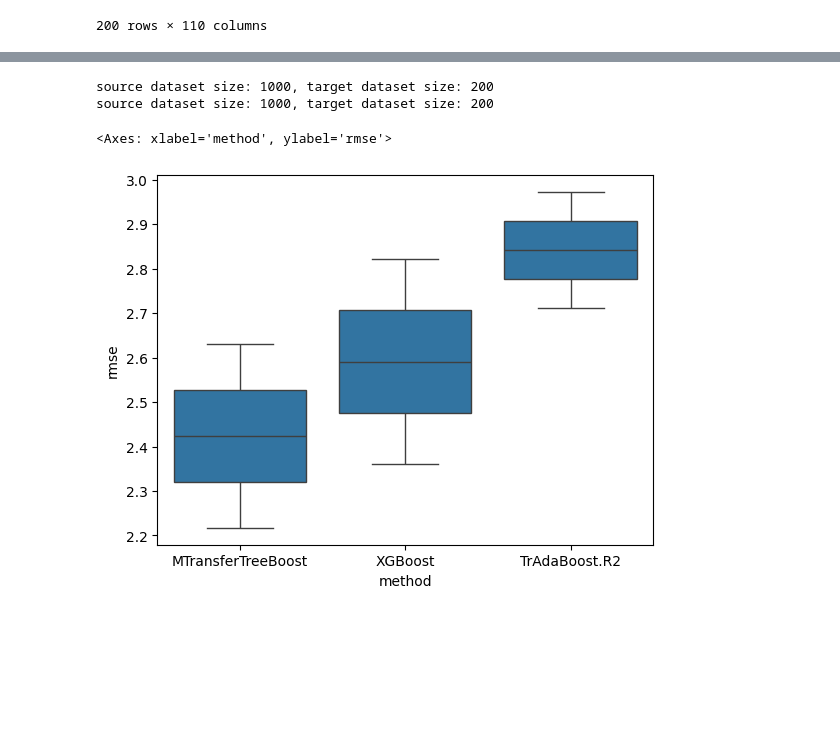
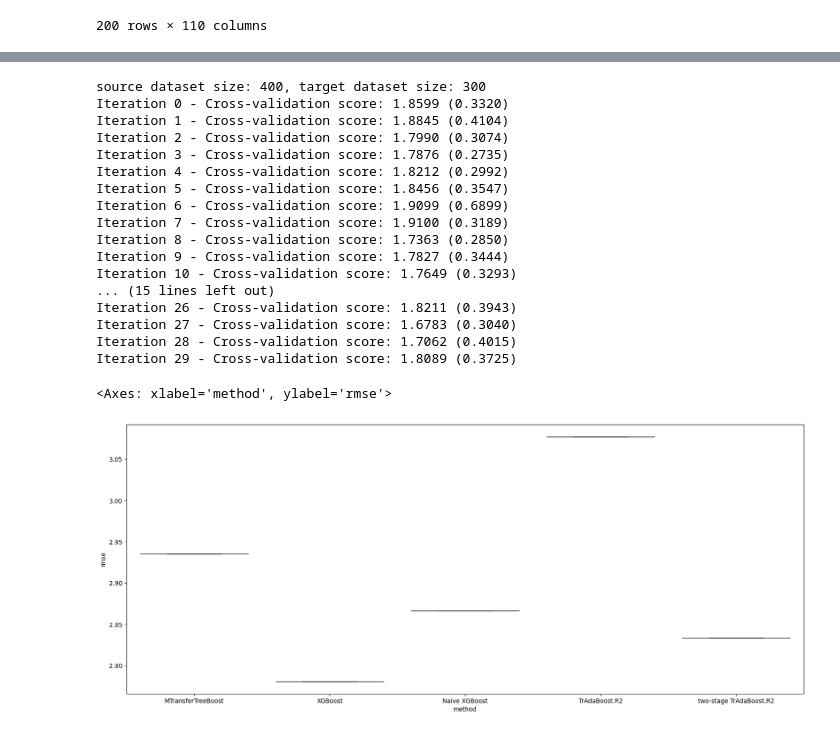
Before and after one commit to DageBjorne/transfertreeboost, a Jupyter notebook: forest-variable.ipynb, the cells around one changed output, grey strips where cells are left out. Drawn from its saved outputs; the diff is of its cells as text; code cells hidden in the pictures; blank space fills up the shorter version.

```diff
--- a/forest-variable.ipynb
+++ b/forest-variable.ipynb
@@ -184,9 +184,9 @@ KeyboardInterrupt:
 # %%
 df = pd.DataFrame(columns = ['seed', 'method', 'rmse'])
 
-for seed in range(89,91):
-    data_source = pd.read_csv('datasets/rs_sweden.csv', index_col = [0])[0:1000]
-    data_target = pd.read_csv('datasets/rs_lettland.csv', index_col = [0])[0:200]
+for seed in range(89,90):
+    data_source = pd.read_csv('datasets/rs_sweden.csv', index_col = [0])[0:400]
+    data_target = pd.read_csv('datasets/rs_lettland.csv', index_col = [0])[0:300]
     print(f'source dataset size: {len(data_source)}, target dataset size: {len(data_target)}')
 
     data_temp, data_test = train_test_split(data_target, test_size=0.1, random_state=seed)
@@ -215,7 +215,7 @@ for seed in range(89,91):
     df.loc[len(df)] = [seed, 'MTransferTreeBoost', rmse]
 
     params = {
-    'objective': 'reg:pseudohubererror',  # Regression with squared error
+    'objective': 'reg:squarederror',  # Regression with squared error
     'max_depth': 2,                   # Maximum depth of a tree
     'eta': 0.1,                       # Learning rate
     'eval_metric': 'rmse',           # RMSE as evaluation metric
@@ -230,6 +230,29 @@ for seed in range(89,91):
     mae = compute_mae(preds, y_target_test)
 
     df.loc[len(df)] = [seed, 'XGBoost', rmse]
+
+    #additional source/target dummy sets for naive xgboost
+    ones = np.ones((len(X_target_train), 1))
+    X_target_train_with_dummy = np.hstack((X_target_train.copy(), ones))
+    ones = np.ones((len(X_target_val), 1))
+    X_target_val_with_dummy = np.hstack((X_target_val.copy(), ones))
+    ones = np.ones((len(X_target_test), 1))
+    X_target_test_with_dummy= np.hstack((X_target_test.copy(), ones))
+
+    zeros = np.zeros((len(X_source_train), 1))
+    X_source_train_with_dummy = np.hstack((X_source_train.copy(), zeros))
+
+    X_comb = np.concatenate((X_target_train_with_dummy, X_source_train_with_dummy))
+    y_comb = np.concatenate((y_target_train, y_source_train))
+    bst = train_xgboost(X_comb, y_comb, X_target_val_with_dummy, y_target_val, boosting_rounds=300, params=params, early_stopping_rounds=5, show_curve=False)
+    preds = test_xgboost(X_target_test_with_dummy, bst)
+    val_preds = test_xgboost(X_target_val_with_dummy, bst)
+    val_rmse = compute_rmse(val_preds, y_target_val)
+    val_mae = compute_mae(val_preds, y_target_val)
+    rmse = compute_rmse(preds, y_target_test)
+    mae = compute_mae(preds, y_target_test)
+
+    df.loc[len(df)] = [seed, 'Naïve XGBoost', rmse]
 
 
     base_estimator = M5Prime()
@@ -248,12 +271,46 @@ for seed in range(89,91):
     mae = mean_absolute_error(preds, y_target_test)
 
     df.loc[len(df)] = [seed, 'TrAdaBoost.R2', rmse]
+
+    base_estimator = M5Prime()
+    model = TwoStageTrAdaBoostR2(base_estimator,
+                            n_estimators=30,
+                            n_estimators_fs=30,
+                            cv=10,
+                            lr=1)
+    model.fit(X_source_train, y_source_train,
+                X_target_train, y_target_train)
+    preds = model.predict(X_target_test)
+    val_preds = model.predict(X_target_val)
+    val_rmse = np.sqrt(
+        mean_squared_error(val_preds, y_target_val))
+    val_mae = mean_absolute_error(val_preds, y_target_val)
+    rmse = np.sqrt(mean_squared_error(
+        preds, y_target_test))
+    mae = mean_absolute_error(preds, y_target_test)
+    df.loc[len(df)] = [seed, 'two-stage TrAdaBoost.R2', rmse]
 # %% [output]
-source dataset size: 1000, target dataset size: 200
-source dataset size: 1000, target dataset size: 200
+source dataset size: 400, target dataset size: 300
+Iteration 0 - Cross-validation score: 1.8599 (0.3320)
+Iteration 1 - Cross-validation score: 1.8845 (0.4104)
+Iteration 2 - Cross-validation score: 1.7990 (0.3074)
+Iteration 3 - Cross-validation score: 1.7876 (0.2735)
+Iteration 4 - Cross-validation score: 1.8212 (0.2992)
+Iteration 5 - Cross-validation score: 1.8456 (0.3547)
+Iteration 6 - Cross-validation score: 1.9099 (0.6899)
+Iteration 7 - Cross-validation score: 1.9100 (0.3189)
+Iteration 8 - Cross-validation score: 1.7363 (0.2850)
+Iteration 9 - Cross-validation score: 1.7827 (0.3444)
+Iteration 10 - Cross-validation score: 1.7649 (0.3293)
+... (15 lines left out)
+Iteration 26 - Cross-validation score: 1.8211 (0.3943)
+Iteration 27 - Cross-validation score: 1.6783 (0.3040)
+Iteration 28 - Cross-validation score: 1.7062 (0.4015)
+Iteration 29 - Cross-validation score: 1.8089 (0.3725)
 # %%
+plt.figure(figsize = (20, 8))
 import seaborn as sns
 sns.boxplot(data = df, x = 'method', y = 'rmse')
 # %% [output]
 <Axes: xlabel='method', ylabel='rmse'>
-[figure, old version]
+[figure, new version]
```
Also changed, not shown: parts of 5 cells of this notebook.
